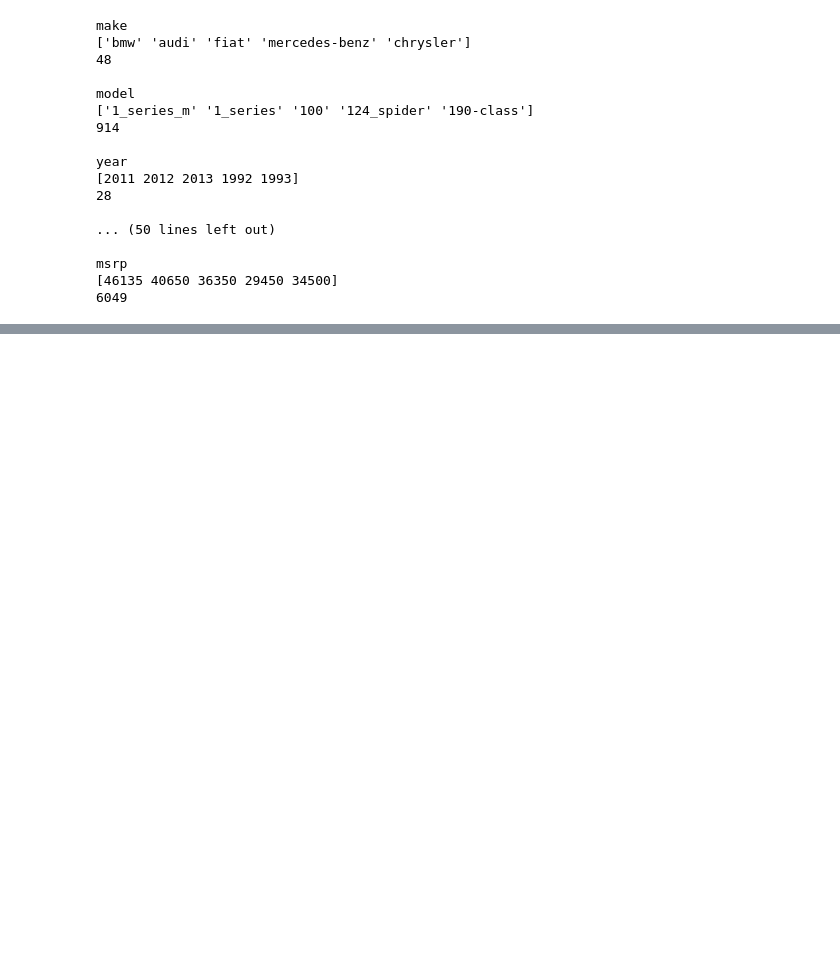
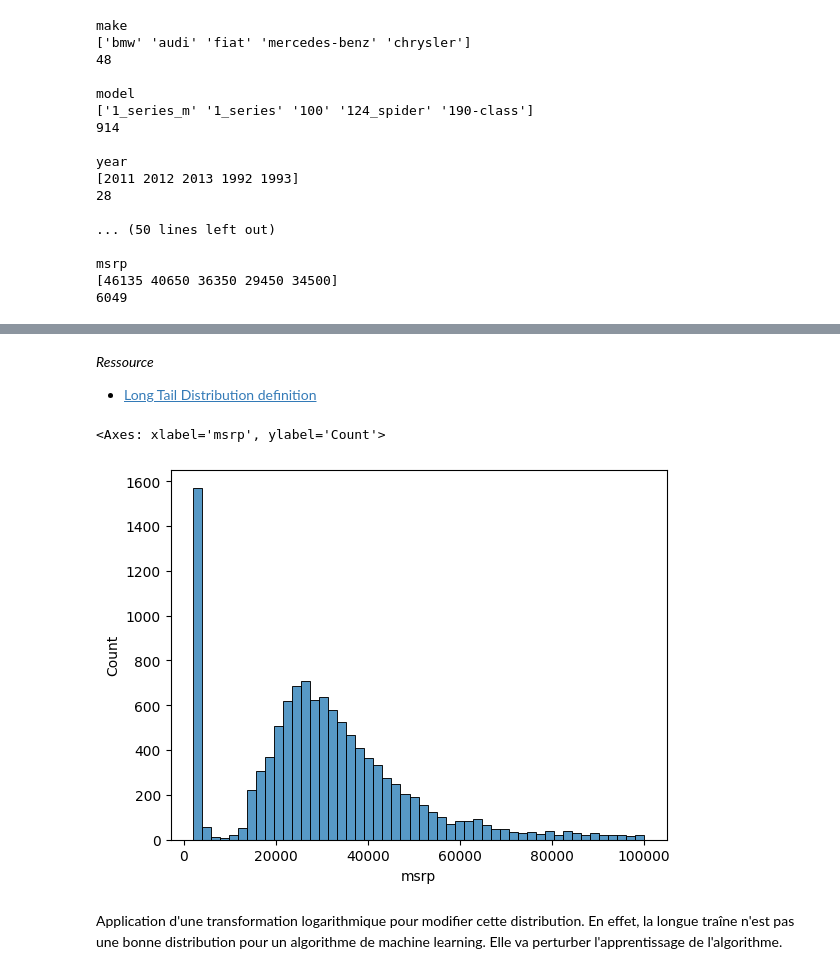
Before and after one commit to cecilegltslmcs/ML-Zoomcamp, a Jupyter notebook: Week2/car_price_prediction.ipynb, the cells around one changed output, grey strips where cells are left out. Cells and saved outputs as stored; diff of their text form; code cells hidden in the pictures; blank space fills up the shorter version.

```diff
--- a/Week2/car_price_prediction.ipynb
+++ b/Week2/car_price_prediction.ipynb
@@ -81,0 +89,10 @@ import seaborn
+# %% [markdown]
+*Ressource*
+- [Long Tail Distribution definition](https://www.statology.org/long-tail-distribution/)
+# %%
+sns.histplot(df.msrp[df.msrp < 100000], bins=50)
+# %% [output]
+<Axes: xlabel='msrp', ylabel='Count'>
+[figure, added]
+# %% [markdown]
+Application d'une transformation logarithmique pour modifier cette distribution. En effet, la longue traîne n'est pas une bonne distribution pour un algorithme de machine learning. Elle va perturber l'apprentissage de l'algorithme.
```
Also changed, not shown: parts of 8 cells of this notebook, 1 other file.
